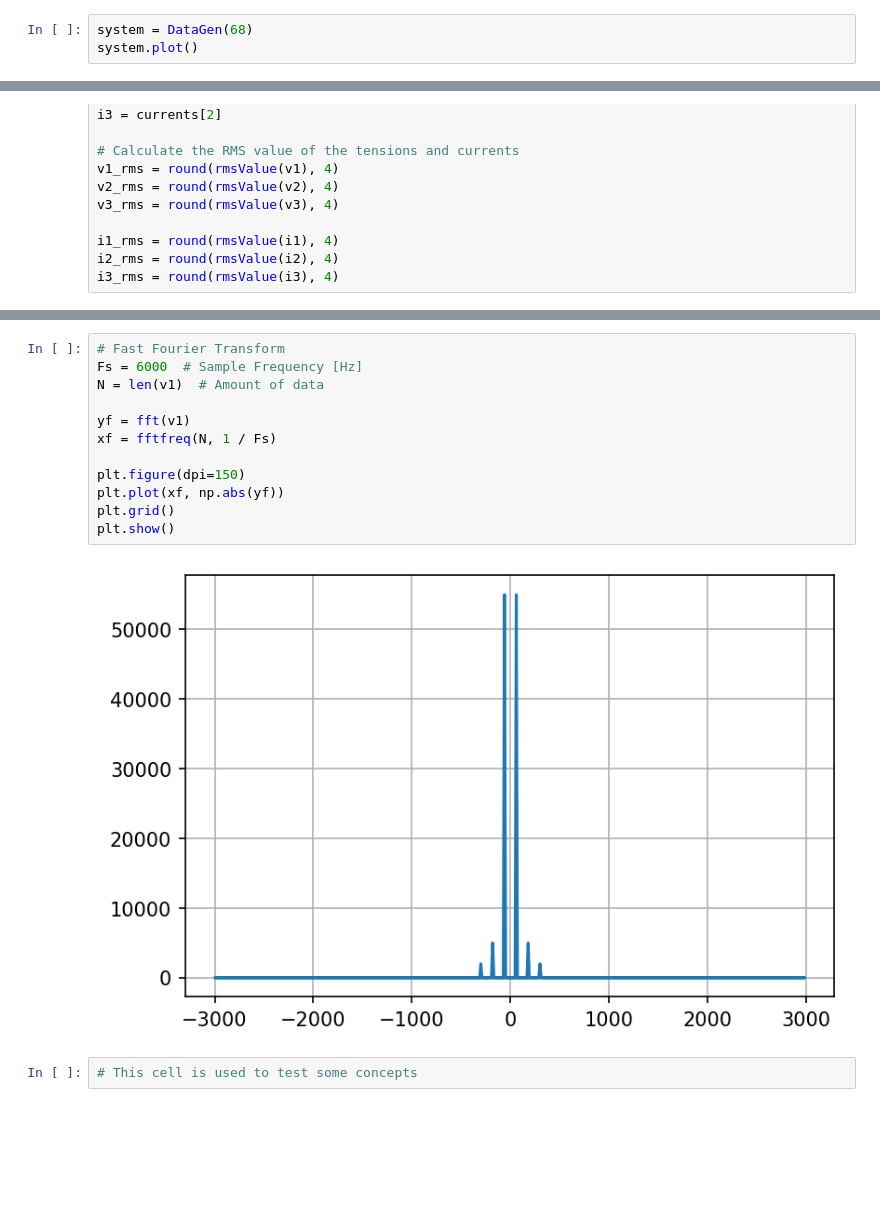
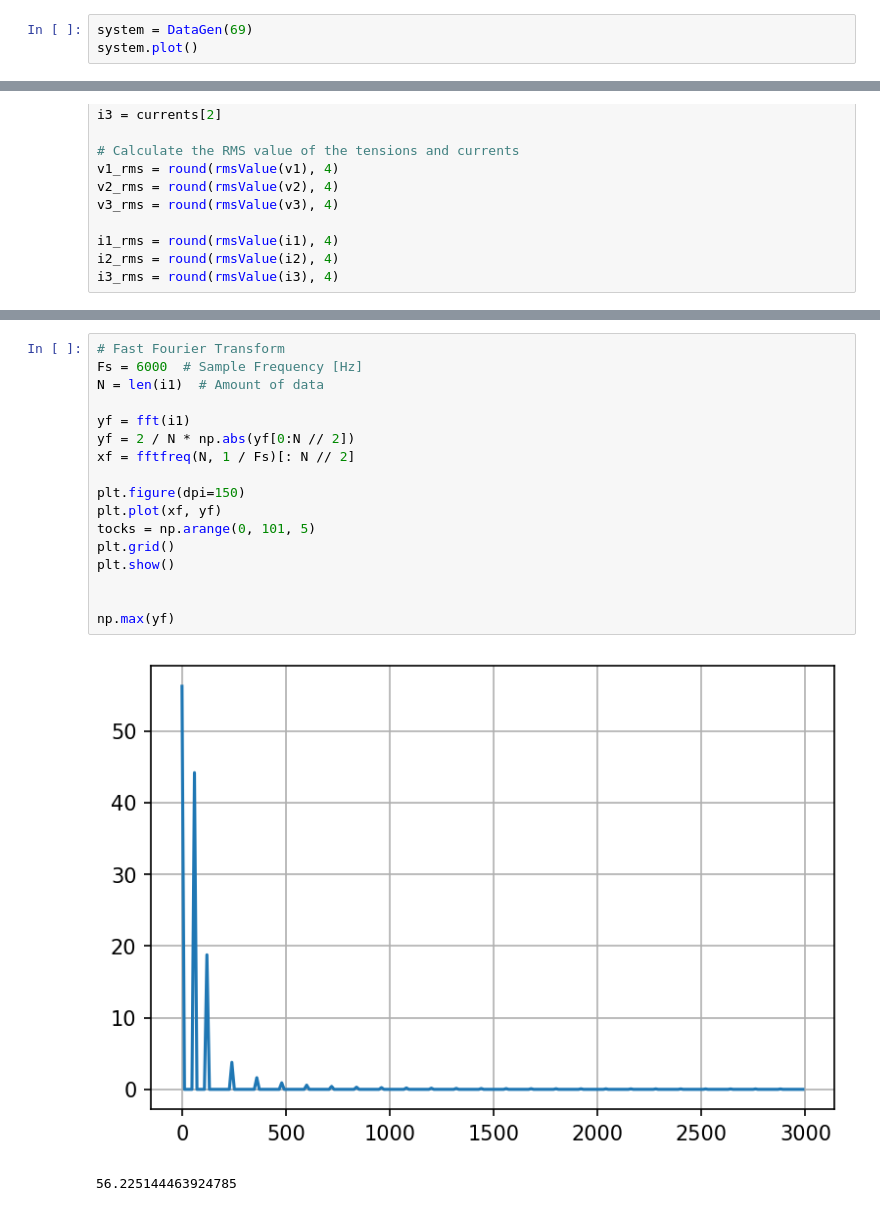
Before and after one commit to DnelZpt/line_analyzer, a Jupyter notebook: final_project.ipynb, the cells around one changed output, grey strips where cells are left out. Cells and saved outputs as stored; diff of their text form; blank space fills up the shorter version.

```diff
--- a/final_project.ipynb
+++ b/final_project.ipynb
@@ -48,6 +48,6 @@ def reactivePower(voltage, current):
 
     return Qf
 # %%
-system = DataGen(68)
+system = DataGen(69)
 system.plot()
 # %% [output]
@@ -108,16 +139,20 @@ q3 = reactivePower(v3, i3)
 # %%
 # Fast Fourier Transform
 Fs = 6000  # Sample Frequency [Hz]
-N = len(v1)  # Amount of data
+N = len(i1)  # Amount of data
 
-yf = fft(v1)
-xf = fftfreq(N, 1 / Fs)
+yf = fft(i1)
+yf = 2 / N * np.abs(yf[0:N // 2])
+xf = fftfreq(N, 1 / Fs)[: N // 2]
 
 plt.figure(dpi=150)
-plt.plot(xf, np.abs(yf))
+plt.plot(xf, yf)
+tocks = np.arange(0, 101, 5)
 plt.grid()
 plt.show()
+
+
+np.max(yf)
 # %% [output]
-[figure, old version]
+[figure, new version]
+56.225144463924785
-# %%
-# This cell is used to test some concepts
```
Also changed, not shown: parts of 6 cells of this notebook.
